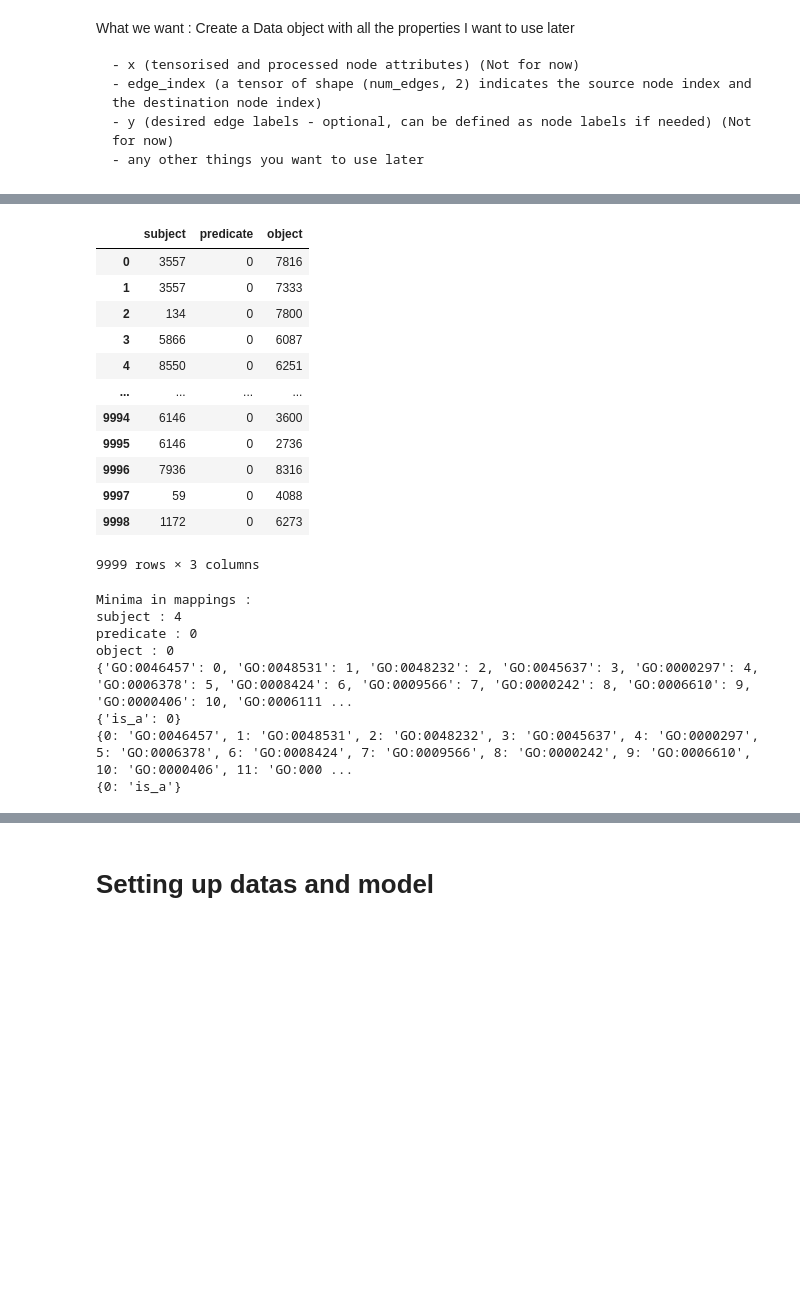
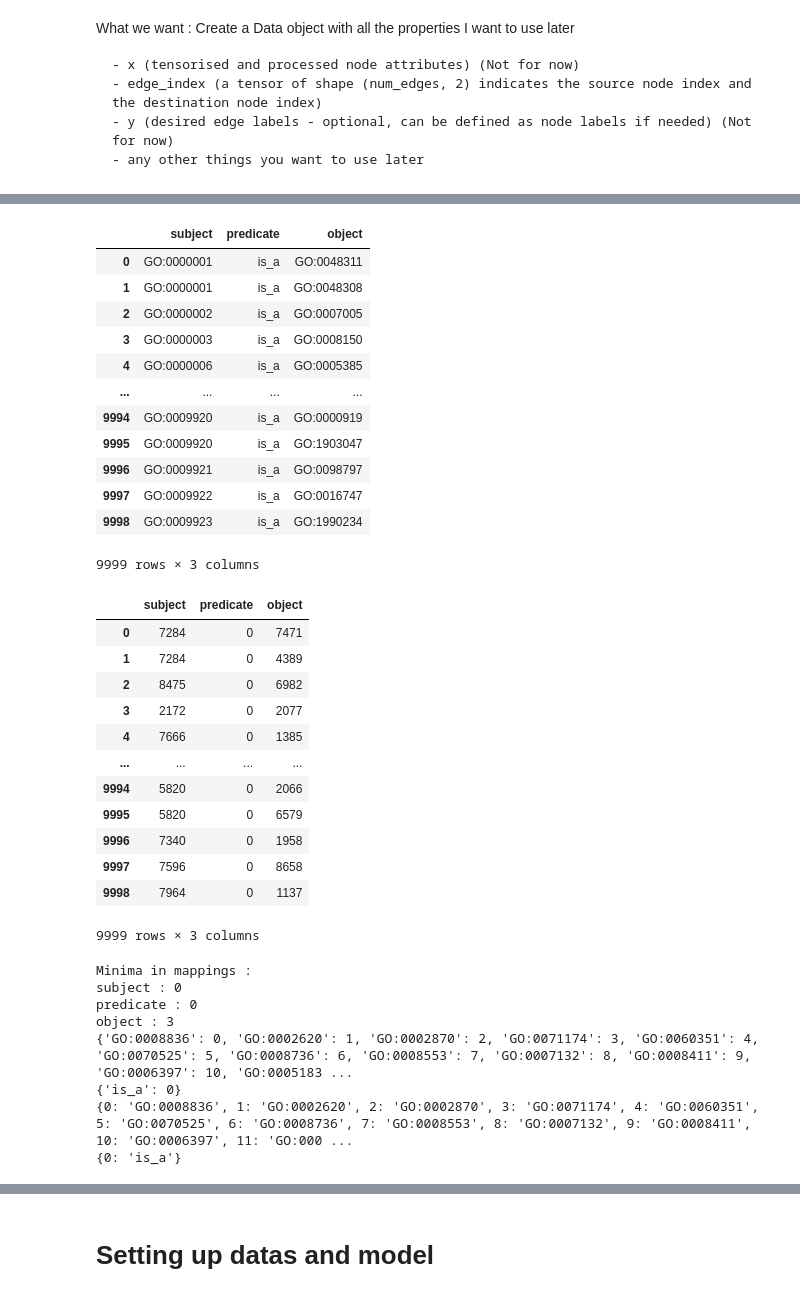
Before and after one commit to ElliotButz/ESL2024, a Jupyter notebook: code/Making_ComplEx_embeddings.ipynb, the cells around one changed output, grey strips where cells are left out. Drawn from its saved outputs; the diff is of its cells as text; code cells hidden in the pictures; blank space fills up the shorter version.

```diff
--- a/code/Making_ComplEx_embeddings.ipynb
+++ b/code/Making_ComplEx_embeddings.ipynb
@@ -93,51 +71,68 @@ display(iric)
 # %%
+file_path = "/home/elliot/Desktop/StageM2/data/iric/little_iric.tsv"
+iric = pd.read_csv(file_path, delimiter='\t')
+display(iric)
+
 # Mapping entities to ids
 
 entity_set = set(iric['object']).union(set(iric['subject']))
-entity_to_index = {entity: i for i, entity in enumerate(entity_set)}
+entity_to_mapping = {entity: i for i, entity in enumerate(entity_set)}
 relation_set = set(iric['predicate'])
-relation_to_index = {relation: i for i, relation in enumerate(relation_set)}
+relation_to_mapping = {relation: i for i, relation in enumerate(relation_set)}
 
 mapped_iric = iric.copy()
-mapped_iric['object'] = mapped_iric['object'].apply(lambda x: entity_to_index[x])
-mapped_iric['subject'] = mapped_iric['subject'].apply(lambda x: entity_to_index[x])
-mapped_iric['predicate'] = mapped_iric['predicate'].apply(lambda x: relation_to_index[x])
+mapped_iric['object'] = mapped_iric['object'].apply(lambda x: entity_to_mapping[x])
+mapped_iric['subject'] = mapped_iric['subject'].apply(lambda x: entity_to_mapping[x])
+mapped_iric['predicate'] = mapped_iric['predicate'].apply(lambda x: relation_to_mapping[x])
 
 display(mapped_iric)
-# IMPORTANT : check that mappings of subjects start at 0.
+
 
 print("Minima in mappings :")
 print('subject :', min(mapped_iric['subject']))
 print('predicate :',min(mapped_iric['predicate']))
 print('object :',min(mapped_iric['object']))
 
-print(entity_to_index)
-print(relation_to_index)
+print(entity_to_mapping)
+print(relation_to_mapping)
 
-index_to_entity = {v: k for k, v in entity_to_index.items()}
-index_to_relation = {v: k for k, v in relation_to_index.items()}
-print(index_to_entity)
-print(index_to_relation)
+mapping_to_entity = {v: k for k, v in entity_to_mapping.items()}
+mapping_to_relation = {v: k for k, v in relation_to_mapping.items()}
+print(mapping_to_entity)
+print(mapping_to_relation)
 # %% [output]
 |  | subject | predicate | object |
-| 0 | 3557 | 0 | 7816 |
-| 1 | 3557 | 0 | 7333 |
-| 2 | 134 | 0 | 7800 |
-| 3 | 5866 | 0 | 6087 |
-| 4 | 8550 | 0 | 6251 |
+| 0 | GO:0000001 | is_a | GO:0048311 |
+| 1 | GO:0000001 | is_a | GO:0048308 |
+| 2 | GO:0000002 | is_a | GO:0007005 |
+| 3 | GO:0000003 | is_a | GO:0008150 |
+| 4 | GO:0000006 | is_a | GO:0005385 |
 | ... | ... | ... | ... |
-| 9994 | 6146 | 0 | 3600 |
-| 9995 | 6146 | 0 | 2736 |
-| 9996 | 7936 | 0 | 8316 |
-| 9997 | 59 | 0 | 4088 |
-| 9998 | 1172 | 0 | 6273 |
+| 9994 | GO:0009920 | is_a | GO:0000919 |
+| 9995 | GO:0009920 | is_a | GO:1903047 |
+| 9996 | GO:0009921 | is_a | GO:0098797 |
+| 9997 | GO:0009922 | is_a | GO:0016747 |
+| 9998 | GO:0009923 | is_a | GO:1990234 |
 9999 rows × 3 columns
+|  | subject | predicate | object |
+| 0 | 7284 | 0 | 7471 |
+| 1 | 7284 | 0 | 4389 |
+| 2 | 8475 | 0 | 6982 |
+| 3 | 2172 | 0 | 2077 |
+| 4 | 7666 | 0 | 1385 |
+| ... | ... | ... | ... |
+| 9994 | 5820 | 0 | 2066 |
+| 9995 | 5820 | 0 | 6579 |
+| 9996 | 7340 | 0 | 1958 |
+| 9997 | 7596 | 0 | 8658 |
+| 9998 | 7964 | 0 | 1137 |
-Minima in mappings :
-subject : 4
-predicate : 0
-object : 0
-{'GO:0046457': 0, 'GO:0048531': 1, 'GO:0048232': 2, 'GO:0045637': 3, 'GO:0000297': 4, 'GO:0006378': 5, 'GO:0008424': 6, 'GO:0009566': 7, 'GO:0000242': 8, 'GO:0006610': 9, 'GO:0000406': 10, 'GO:0006111 ...
-{'is_a': 0}
-{0: 'GO:0046457', 1: 'GO:0048531', 2: 'GO:0048232', 3: 'GO:0045637', 4: 'GO:0000297', 5: 'GO:0006378', 6: 'GO:0008424', 7: 'GO:0009566', 8: 'GO:0000242', 9: 'GO:0006610', 10: 'GO:0000406', 11: 'GO:000 ...
-{0: 'is_a'}
+9999 rows × 3 columns
+Minima in mappings :
+subject : 0
+predicate : 0
+object : 3
+{'GO:0008836': 0, 'GO:0002620': 1, 'GO:0002870': 2, 'GO:0071174': 3, 'GO:0060351': 4, 'GO:0070525': 5, 'GO:0008736': 6, 'GO:0008553': 7, 'GO:0007132': 8, 'GO:0008411': 9, 'GO:0006397': 10, 'GO:0005183 ...
+{'is_a': 0}
+{0: 'GO:0008836', 1: 'GO:0002620', 2: 'GO:0002870', 3: 'GO:0071174', 4: 'GO:0060351', 5: 'GO:0070525', 6: 'GO:0008736', 7: 'GO:0008553', 8: 'GO:0007132', 9: 'GO:0008411', 10: 'GO:0006397', 11: 'GO:000 ...
+{0: 'is_a'}
 # %% [markdown]
```
Also changed, not shown: parts of 34 cells of this notebook.
